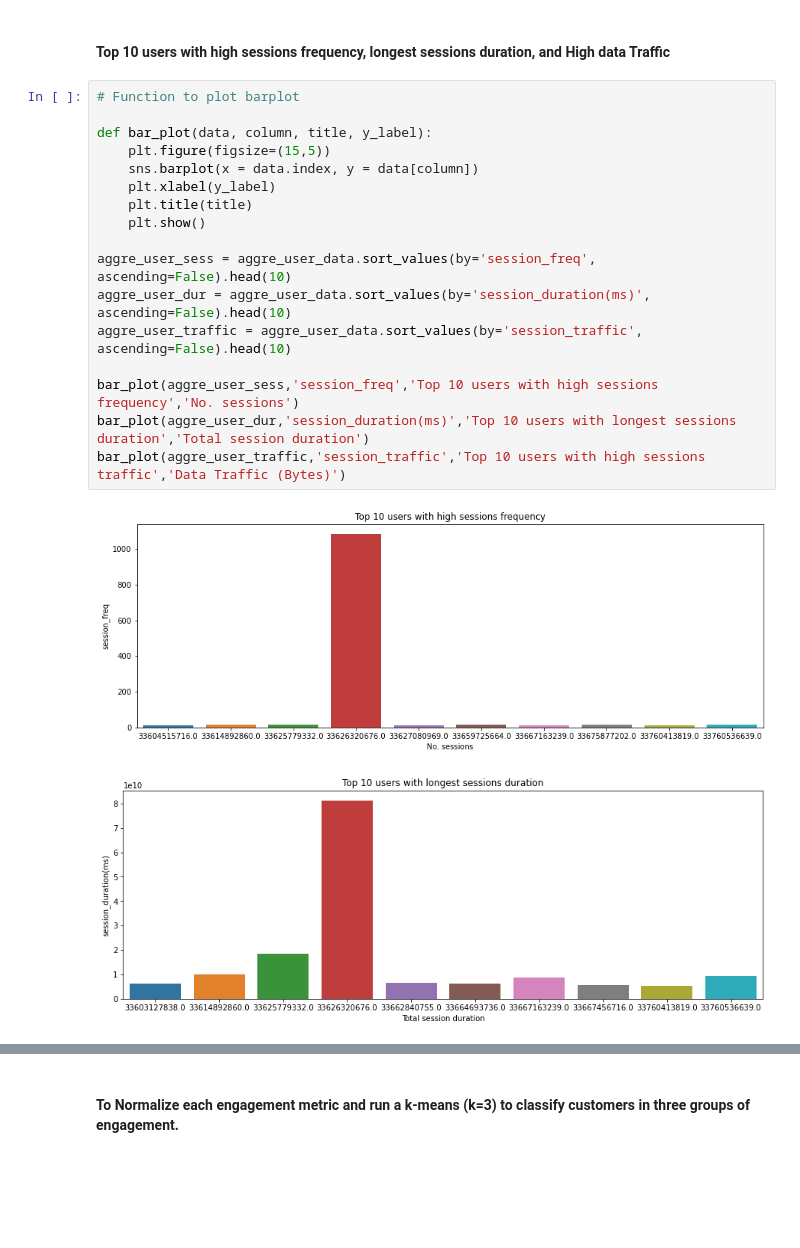
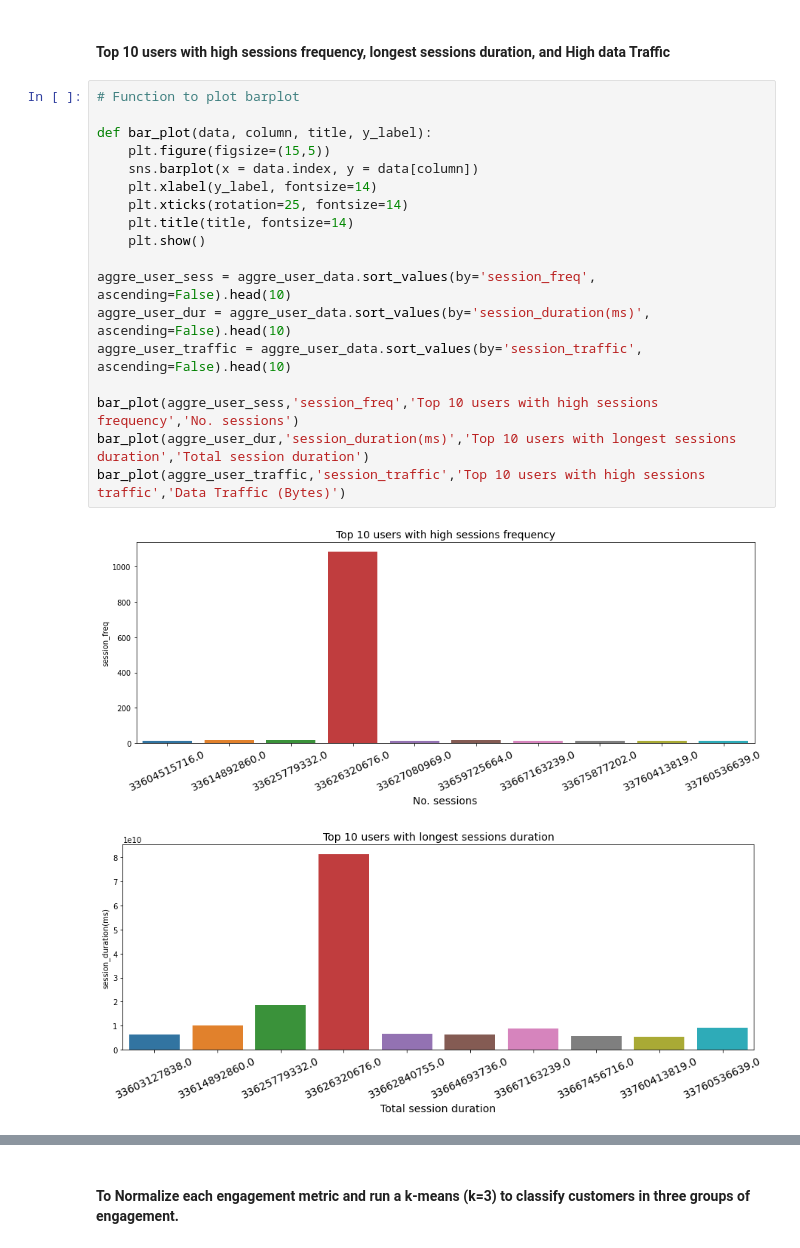
Before and after one commit to Caphace-Ethan/Telecom-User-Data-Analysis, a Jupyter notebook: notebooks/Data_Exploratory_Analysis.ipynb, the cells around one changed output, grey strips where cells are left out. Drawn from its saved outputs; the diff is of its cells as text; blank space fills up the shorter version.

```diff
--- a/notebooks/Data_Exploratory_Analysis.ipynb
+++ b/notebooks/Data_Exploratory_Analysis.ipynb
@@ -1007,20 +1007,21 @@ aggre_user_data.head(5)
 # %%
 # Function to plot barplot
 
 def bar_plot(data, column, title, y_label):
     plt.figure(figsize=(15,5))
     sns.barplot(x = data.index, y = data[column])
-    plt.xlabel(y_label)
-    plt.title(title)
+    plt.xlabel(y_label, fontsize=14)
+    plt.xticks(rotation=25, fontsize=14)
+    plt.title(title, fontsize=14)
     plt.show()
 
 aggre_user_sess = aggre_user_data.sort_values(by='session_freq', ascending=False).head(10)
 aggre_user_dur = aggre_user_data.sort_values(by='session_duration(ms)', ascending=False).head(10)
 aggre_user_traffic = aggre_user_data.sort_values(by='session_traffic', ascending=False).head(10)
 
 bar_plot(aggre_user_sess,'session_freq','Top 10 users with high sessions frequency','No. sessions')
 bar_plot(aggre_user_dur,'session_duration(ms)','Top 10 users with longest sessions duration','Total session duration')
 bar_plot(aggre_user_traffic,'session_traffic','Top 10 users with high sessions traffic','Data Traffic (Bytes)')
 # %% [output]
-[figure, old version]
+[figure, new version]
-[figure, old version]
+[figure, new version]
```
Also changed, not shown: parts of 10 cells of this notebook.
